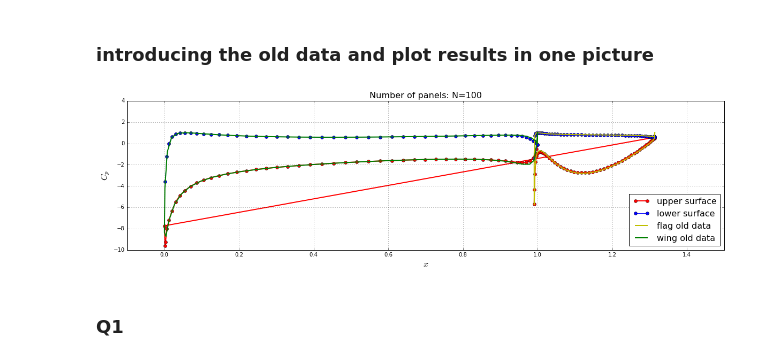
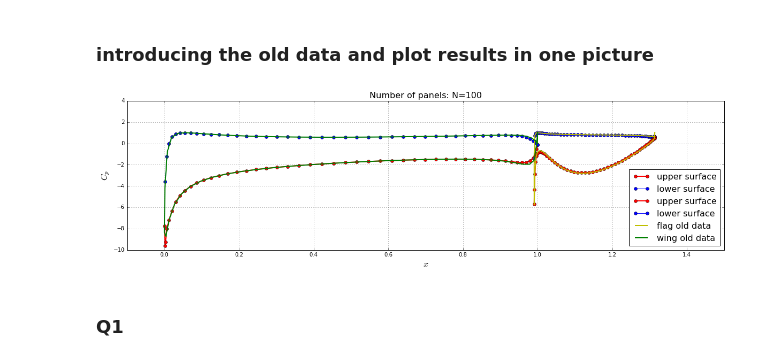
Before and after one commit to wuxuetianzi/mae6226-workspace, a Jupyter notebook: Assignment3-part1-N=100.ipynb, the cells around one changed output. Saved outputs shown, nothing was run; the diff lists cells and outputs as text; code cells hidden in the pictures.

```diff
--- a/Assignment3-part1-N=100.ipynb
+++ b/Assignment3-part1-N=100.ipynb
@@ -247,25 +247,37 @@ X_flap,yY_flap = numpy.loadtxt(open("Cp_Main_theoretical.csv","rb"),delimiter=",
 # %%
 # plot surface pressure coefficient
 pyplot.figure(figsize=(20, 5))
 pyplot.grid()
 pyplot.xlabel('$x$', fontsize=16)
 pyplot.ylabel('$C_p$', fontsize=16)
-pyplot.plot([panel.xc for panel in total_panels if panel.loc == 'upper'],
-            [panel.cp for panel in total_panels if panel.loc == 'upper'],
+
+
+pyplot.plot([panel.xc for panel in total_panels[:N]if panel.loc == 'upper'],
+            [panel.cp for panel in total_panels[:N] if panel.loc == 'upper'],
             label='upper surface',
             color='r', linestyle='-', linewidth=2, marker='o', markersize=6)
-pyplot.plot([panel.xc for panel in total_panels if panel.loc == 'lower'],
-            [panel.cp for panel in total_panels if panel.loc == 'lower'],
+pyplot.plot([panel.xc for panel in total_panels[N:] if panel.loc == 'lower'],
+            [panel.cp for panel in total_panels[N:] if panel.loc == 'lower'],
             label= 'lower surface',
             color='b', linestyle='-', linewidth=1, marker='o', markersize=6)
+
+pyplot.plot([panel.xc for panel in total_panels[N:]if panel.loc == 'upper'],
+            [panel.cp for panel in total_panels[N:] if panel.loc == 'upper'],
+            label='upper surface',
+            color='r', linestyle='-', linewidth=2, marker='o', markersize=6)
+pyplot.plot([panel.xc for panel in total_panels[:N] if panel.loc == 'lower'],
+            [panel.cp for panel in total_panels[:N] if panel.loc == 'lower'],
+            label= 'lower surface',
+            color='b', linestyle='-', linewidth=1, marker='o', markersize=6)
+
 pyplot.plot(X_wing,Y_wing, label="flag old data",color='y', linestyle='-', linewidth=2)
 pyplot.plot(X_flap,yY_flap, label="wing old data",color='g', linestyle='-', linewidth=2)
 pyplot.legend(loc='best', prop={'size':16})
 pyplot.xlim(-0.1, 1.5)
 pyplot.ylim(-10, 4.0)
 pyplot.title('Number of panels: N=100', fontsize=16);
 # %% [output]
-[figure, old version]
+[figure, new version]
 # %% [markdown]
 ### Q1
 # %%
```
